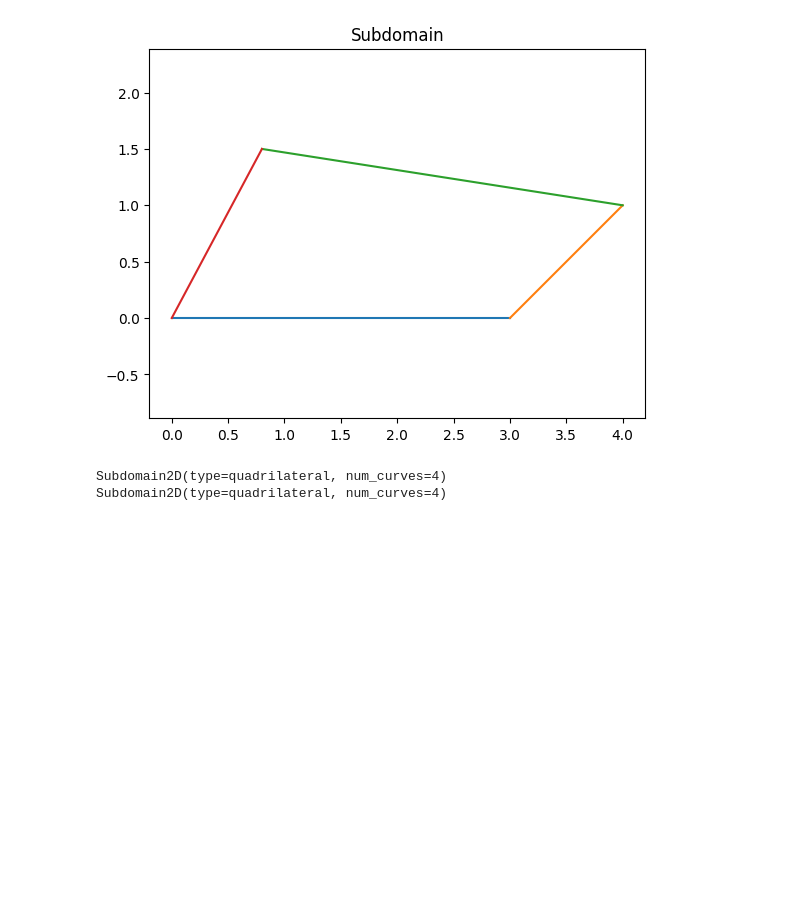
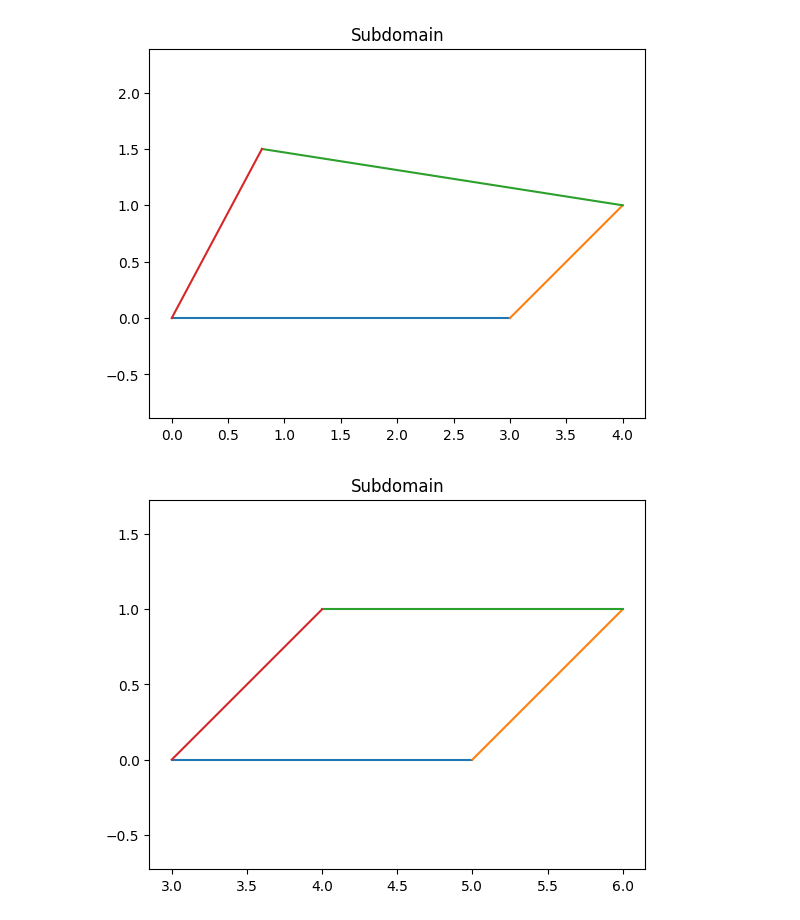
Before and after one commit to MazenAli/TT-FEMesh, a Jupyter notebook: notebooks/prototyping.ipynb, the cells around one changed output. Drawn from its saved outputs; the diff is of its cells as text; code cells hidden in the pictures; blank space fills up the shorter version.

```diff
--- a/notebooks/prototyping.ipynb
+++ b/notebooks/prototyping.ipynb
@@ -83,8 +89,12 @@ quad.plot()
 # %% [output]
 [figure]
 # %%
-print(quad)
-print(rectangle)
+p1 = (3, 0)
+p2 = (5, 0)
+p3 = (6, 1)
+p4 = (4, 1)
+
+quad2 = QuadFactory.create(p1, p2, p3, p4)
+quad2.plot()
 # %% [output]
-Subdomain2D(type=quadrilateral, num_curves=4)
-Subdomain2D(type=quadrilateral, num_curves=4)
+[figure, added]
```
Also changed, not shown: parts of 5 cells of this notebook, 5 other files.
